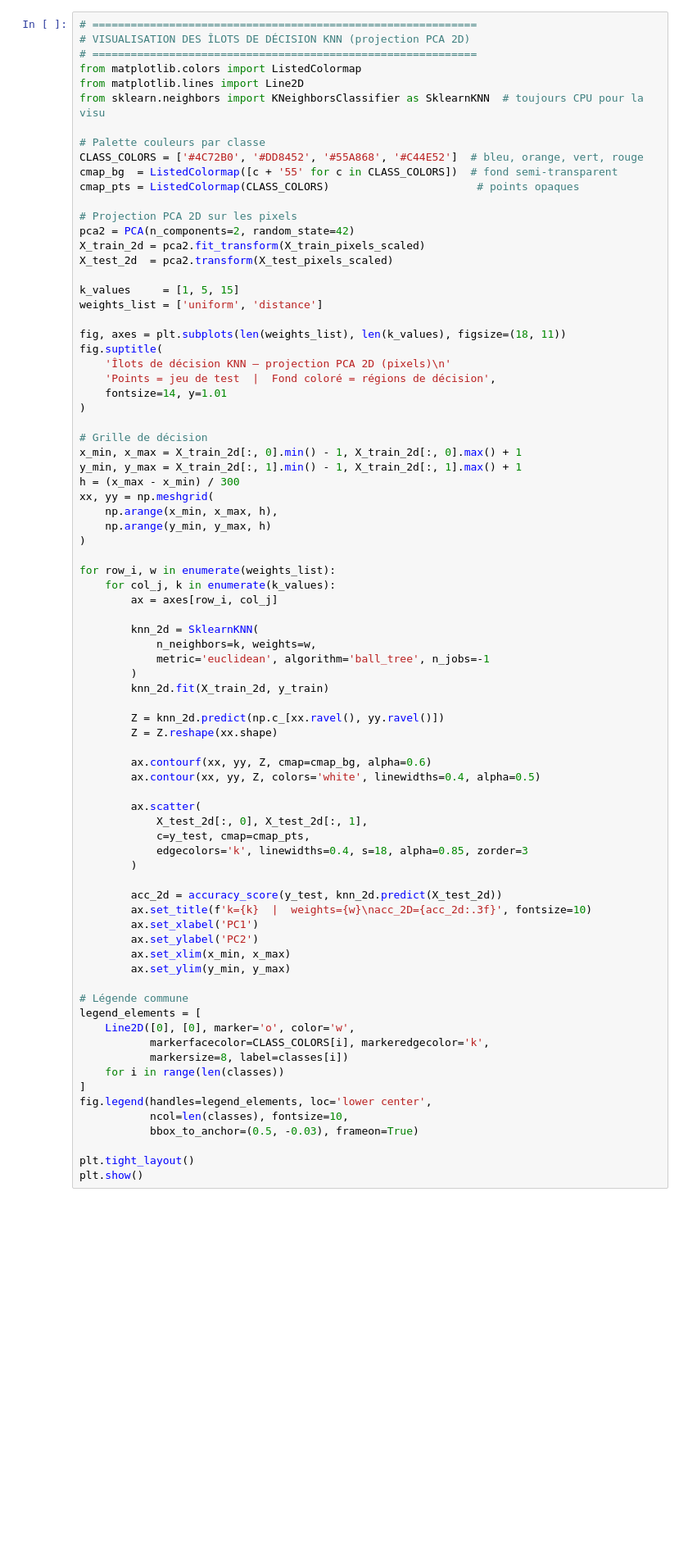
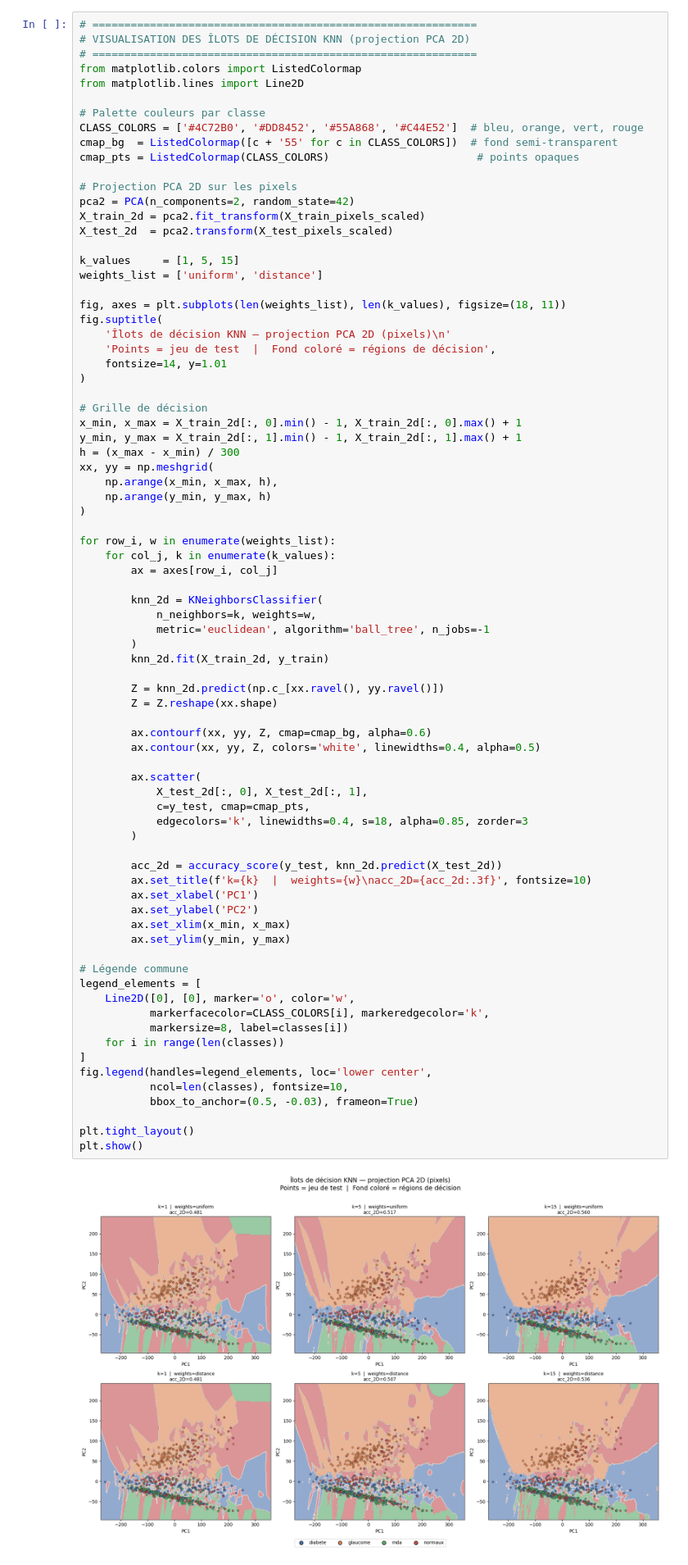
Before and after one commit to Mathis0000/Memoire, a Jupyter notebook: knn/knn.ipynb, the cells around one changed output. Shown at 82% size. Drawn from its saved outputs; the diff is of its cells as text; blank space fills up the shorter version.

```diff
--- a/knn/knn.ipynb
+++ b/knn/knn.ipynb
@@ -577,7 +523,6 @@ plt.show()
 # ============================================================
 from matplotlib.colors import ListedColormap
 from matplotlib.lines import Line2D
-from sklearn.neighbors import KNeighborsClassifier as SklearnKNN  # toujours CPU pour la visu
 
 # Palette couleurs par classe
 CLASS_COLORS = ['#4C72B0', '#DD8452', '#55A868', '#C44E52']  # bleu, orange, vert, rouge
@@ -612,7 +557,7 @@ for row_i, w in enumerate(weights_list):
     for col_j, k in enumerate(k_values):
         ax = axes[row_i, col_j]
 
-        knn_2d = SklearnKNN(
+        knn_2d = KNeighborsClassifier(
             n_neighbors=k, weights=w,
             metric='euclidean', algorithm='ball_tree', n_jobs=-1
         )
@@ -623,33 +568,35 @@ for row_i, w in enumerate(weights_list):
 
         ax.contourf(xx, yy, Z, cmap=cmap_bg, alpha=0.6)
         ax.contour(xx, yy, Z, colors='white', linewidths=0.4, alpha=0.5)
 
         ax.scatter(
             X_test_2d[:, 0], X_test_2d[:, 1],
             c=y_test, cmap=cmap_pts,
             edgecolors='k', linewidths=0.4, s=18, alpha=0.85, zorder=3
         )
 
         acc_2d = accuracy_score(y_test, knn_2d.predict(X_test_2d))
         ax.set_title(f'k={k}  |  weights={w}\nacc_2D={acc_2d:.3f}', fontsize=10)
         ax.set_xlabel('PC1')
         ax.set_ylabel('PC2')
         ax.set_xlim(x_min, x_max)
         ax.set_ylim(y_min, y_max)
 
 # Légende commune
 legend_elements = [
     Line2D([0], [0], marker='o', color='w',
            markerfacecolor=CLASS_COLORS[i], markeredgecolor='k',
            markersize=8, label=classes[i])
     for i in range(len(classes))
 ]
 fig.legend(handles=legend_elements, loc='lower center',
            ncol=len(classes), fontsize=10,
            bbox_to_anchor=(0.5, -0.03), frameon=True)
 
 plt.tight_layout()
 plt.show()
+# %% [output]
+[figure, added]
 # %%
 # ============================================================
 # ÎLOTS DE DÉCISION — projection PCA 2D (HOG)
```
Also changed, not shown: parts of 14 cells of this notebook.
